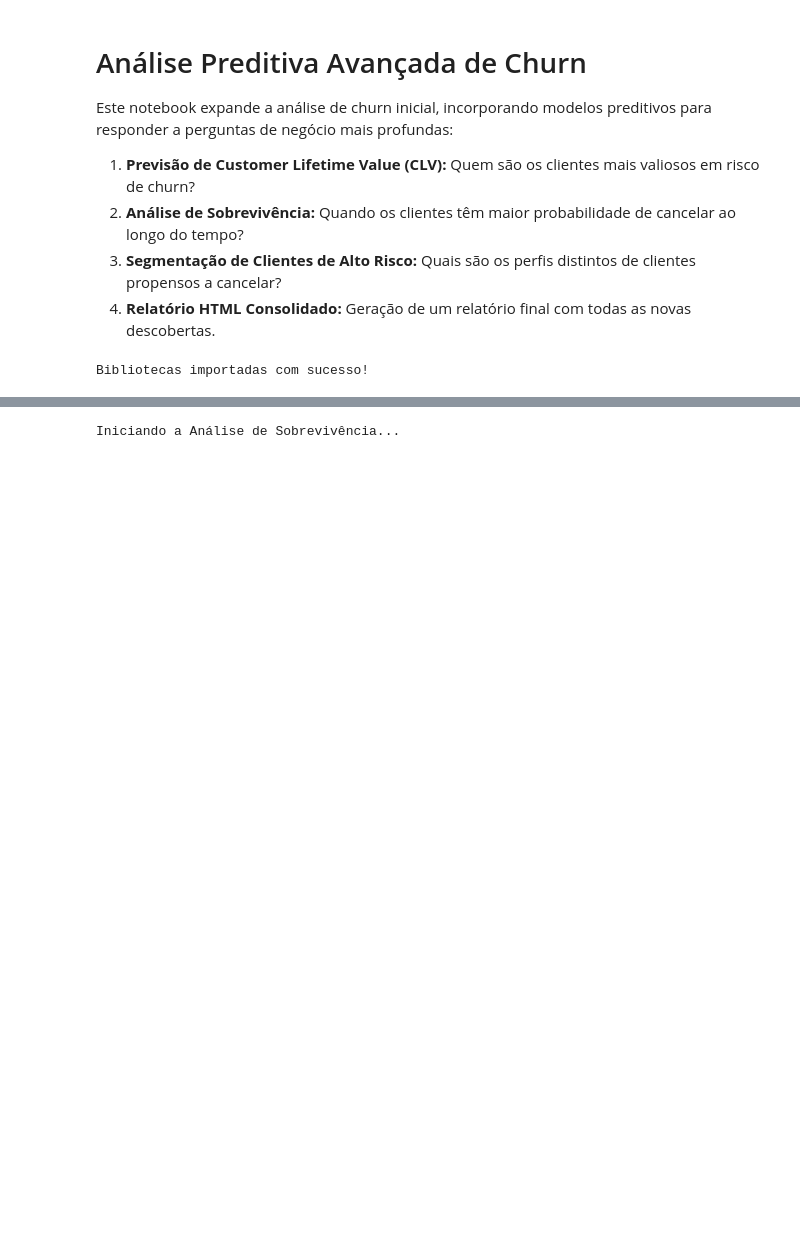
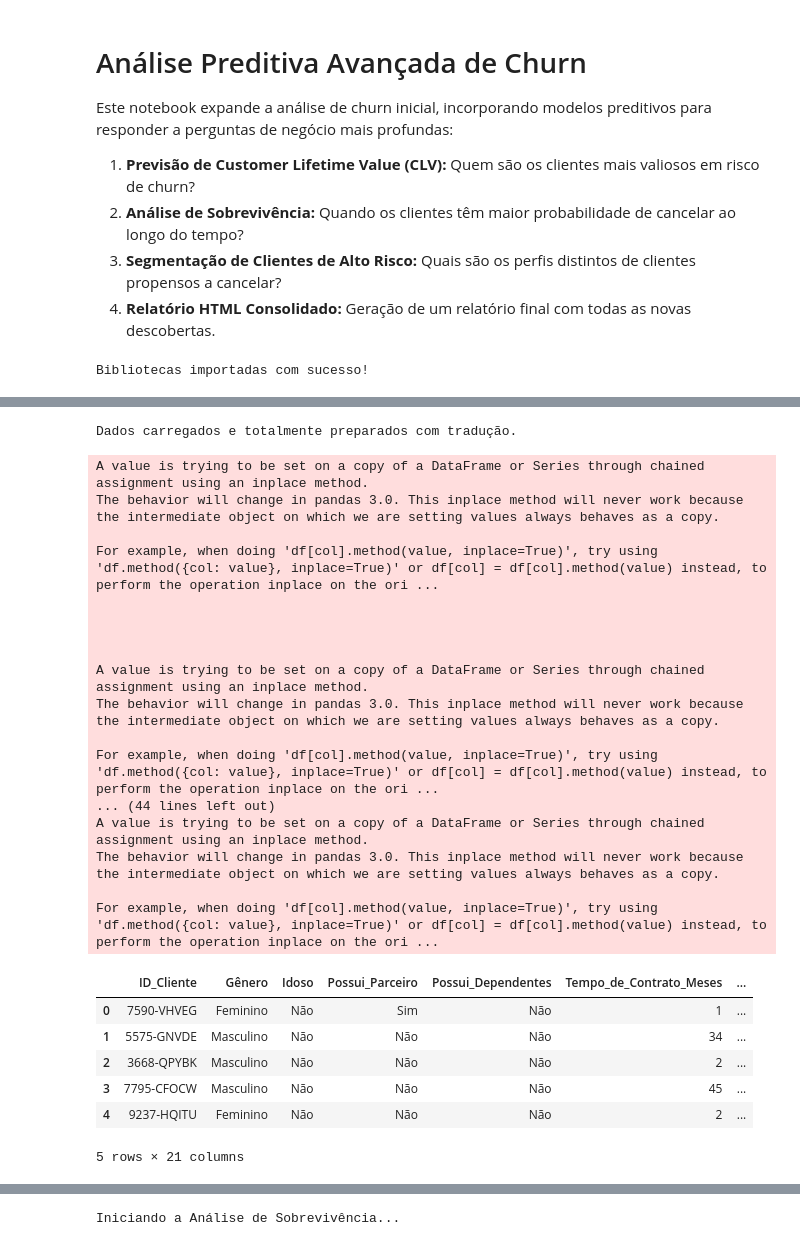
Before and after one commit to Gabrinetio/Analise_Churn, a Jupyter notebook: Analise_Churn_Avancada.ipynb, the cells around one changed output, grey strips where cells are left out. Cells and saved outputs as stored; diff of their text form; code cells hidden in the pictures; blank space fills up the shorter version.

```diff
--- a/Analise_Churn_Avancada.ipynb
+++ b/Analise_Churn_Avancada.ipynb
@@ -86,3 +38,82 @@ For example, when doing 'df[col].method(value, inplace=True)', try using 'df.met
+# %%
+# Célula 3: Carga e Preparação COMPLETA dos Dados (Versão Corrigida)
+
+# Carregue o arquivo CSV
+df = pd.read_csv('WA_Fn-UseC_-Telco-Customer-Churn.csv')
+
+# 1. Tradução Completa de Colunas e Valores
+colunas_traducao = {
+    'customerID': 'ID_Cliente', 'gender': 'Gênero', 'SeniorCitizen': 'Idoso',
+    'Partner': 'Possui_Parceiro', 'Dependents': 'Possui_Dependentes',
+    'tenure': 'Tempo_de_Contrato_Meses', 'PhoneService': 'Serviço_Telefônico',
+    'MultipleLines': 'Múltiplas_Linhas', 'InternetService': 'Serviço_de_Internet',
+    'OnlineSecurity': 'Segurança_Online', 'OnlineBackup': 'Backup_Online',
+    'DeviceProtection': 'Proteção_de_Aparelho', 'TechSupport': 'Suporte_Técnico',
+    'StreamingTV': 'Streaming_de_TV', 'StreamingMovies': 'Streaming_de_Filmes',
+    'Contract': 'Tipo_de_Contrato', 'PaperlessBilling': 'Fatura_Digital',
+    'PaymentMethod': 'Método_de_Pagamento', 'MonthlyCharges': 'Cobrança_Mensal',
+    'TotalCharges': 'Cobrança_Total', 'Churn': 'Churn_Texto' # Renomear temporariamente
+}
+df.rename(columns=colunas_traducao, inplace=True)
+
+# Gênero
+df['Gênero'].replace({'Male': 'Masculino', 'Female': 'Feminino'}, inplace=True)
+
+# Mapeamento de Sim/Não
+colunas_sim_nao = ['Possui_Parceiro', 'Possui_Dependentes', 'Serviço_Telefônico', 'Fatura_Digital']
+for coluna in colunas_sim_nao:
+    df[coluna].replace({'Yes': 'Sim', 'No': 'Não'}, inplace=True)
+
+# Mapeamentos específicos
+df['Múltiplas_Linhas'].replace({'No phone service': 'Sem serviço telefônico', 'Yes': 'Sim', 'No': 'Não'}, inplace=True)
+df['Serviço_de_Internet'].replace({'Fiber optic': 'Fibra Ótica', 'No': 'Não'}, inplace=True)
+colunas_servico_internet = ['Segurança_Online', 'Backup_Online', 'Proteção_de_Aparelho', 'Suporte_Técnico', 'Streaming_de_TV', 'Streaming_de_Filmes']
+for coluna in colunas_servico_internet:
+    df[coluna].replace({'No internet service': 'Sem serviço de internet', 'Yes': 'Sim', 'No': 'Não'}, inplace=True)
+df['Tipo_de_Contrato'].replace({'Month-to-month': 'Mês a Mês', 'One year': 'Anual', 'Two year': 'Dois Anos'}, inplace=True)
+df['Método_de_Pagamento'].replace({
+    'Electronic check': 'Cheque Eletrônico', 'Mailed check': 'Cheque Enviado',
+    'Bank transfer (automatic)': 'Transferência Bancária (Automática)',
+    'Credit card (automatic)': 'Cartão de Crédito (Automático)'
+}, inplace=True)
+df['Idoso'] = df['Idoso'].map({0: 'Não', 1: 'Sim'})
+
+# 2. Limpeza Numérica
+df['Cobrança_Total'] = pd.to_numeric(df['Cobrança_Total'], errors='coerce')
+df['Cobrança_Total'].fillna(df['Cobrança_Total'].median(), inplace=True)
+
+# 3. Conversão da Coluna Alvo (Churn)
+df['Churn'] = df['Churn_Texto'].map({'No': 0, 'Yes': 1})
+df = df.drop(columns=['Churn_Texto']) # Remover a coluna de texto original
+
+print("Dados carregados e totalmente preparados com tradução.")
+display(df.head())
+# %% [output]
+Dados carregados e totalmente preparados com tradução.
+A value is trying to be set on a copy of a DataFrame or Series through chained assignment using an inplace method.
+The behavior will change in pandas 3.0. This inplace method will never work because the intermediate object on which we are setting values always behaves as a copy.
+
+For example, when doing 'df[col].method(value, inplace=True)', try using 'df.method({col: value}, inplace=True)' or df[col] = df[col].method(value) instead, to perform the operation inplace on the ori ...
+
+
+
+
+A value is trying to be set on a copy of a DataFrame or Series through chained assignment using an inplace method.
+The behavior will change in pandas 3.0. This inplace method will never work because the intermediate object on which we are setting values always behaves as a copy.
+
+For example, when doing 'df[col].method(value, inplace=True)', try using 'df.method({col: value}, inplace=True)' or df[col] = df[col].method(value) instead, to perform the operation inplace on the ori ...
+... (44 lines left out)
+A value is trying to be set on a copy of a DataFrame or Series through chained assignment using an inplace method.
+The behavior will change in pandas 3.0. This inplace method will never work because the intermediate object on which we are setting values always behaves as a copy.
+
+For example, when doing 'df[col].method(value, inplace=True)', try using 'df.method({col: value}, inplace=True)' or df[col] = df[col].method(value) instead, to perform the operation inplace on the ori ...
+|  | ID_Cliente | Gênero | Idoso | Possui_Parceiro | Possui_Dependentes | Tempo_de_Contrato_Meses | ... |
+| 0 | 7590-VHVEG | Feminino | Não | Sim | Não | 1 | ... |
+| 1 | 5575-GNVDE | Masculino | Não | Não | Não | 34 | ... |
+| 2 | 3668-QPYBK | Masculino | Não | Não | Não | 2 | ... |
+| 3 | 7795-CFOCW | Masculino | Não | Não | Não | 45 | ... |
+| 4 | 9237-HQITU | Feminino | Não | Não | Não | 2 | ... |
+5 rows × 21 columns
 # %%
 # Célula 4: Análise 1 - Previsão de Customer Lifetime Value (CLV)
 print("Iniciando a modelagem de CLV...")
```
Also changed, not shown: parts of 10 cells of this notebook.
